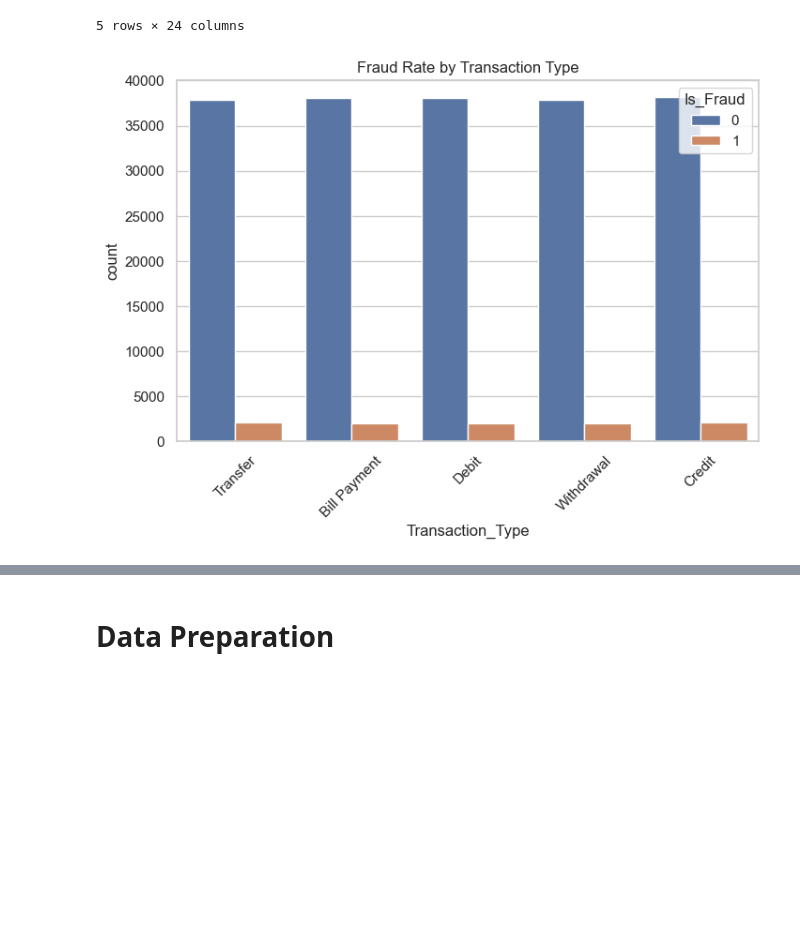
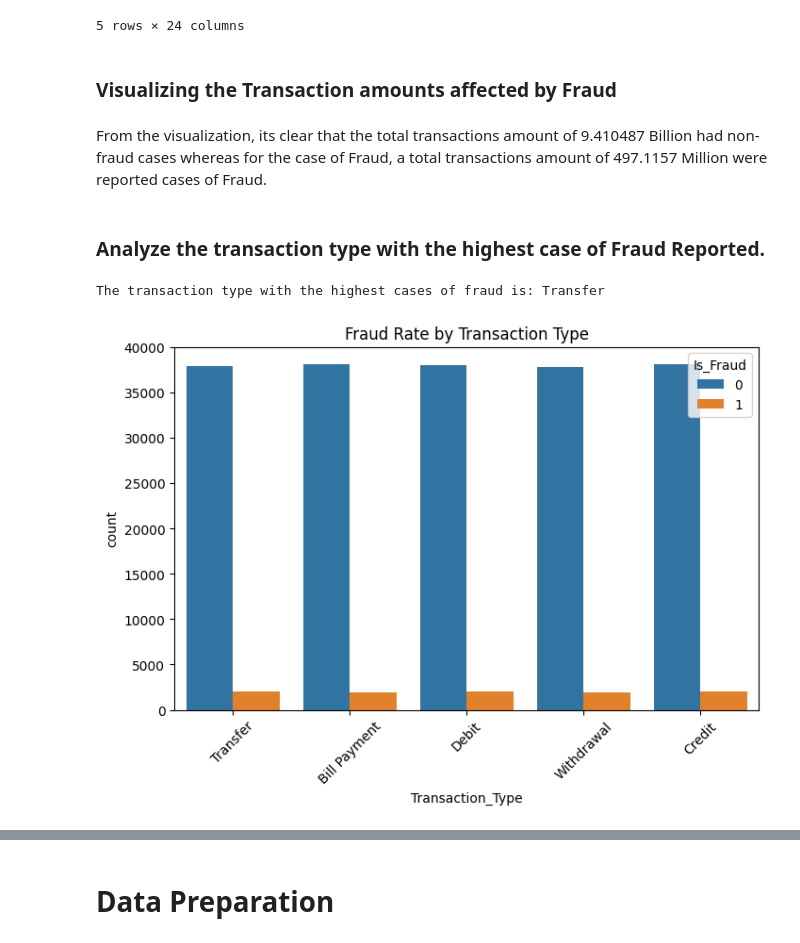
Before and after one commit to gkipkirui1/DSF-PT08P5-GROUP4-CAPSTONE-PROJECT, a Jupyter notebook: mika.ipynb, the cells around one changed output, grey strips where cells are left out. Saved outputs shown, nothing was run; the diff lists cells and outputs as text; code cells hidden in the pictures; blank space fills up the shorter version.

```diff
--- a/mika.ipynb
+++ b/mika.ipynb
@@ -180,4 +183,6 @@ df.head()
 | 3 | 7902f4ef-9050-4a79-857d-9c2ea3181940 | Yamini Ramachandran | Female | 57 | Tamil Nadu | Chennai | Chennai Branch | Business | ... |
 | 4 | 3a4bba70-d9a9-4c5f-8b92-1735fd8c19e9 | Kritika Rege | Female | 43 | Punjab | Amritsar | Amritsar Branch | Savings | ... |
 5 rows × 24 columns
+# %% [markdown]
+### Visualizing the Transaction amounts affected by Fraud
 # %%
@@ -201,12 +204,24 @@ fig = px.bar(data, x='Fraud Status', y='Total Transaction Amount',
 
 # Display the plot
 fig.show()
+# %% [markdown]
+From the visualization, its clear that the total transactions amount of 9.410487 Billion had non-fraud cases whereas for the case of Fraud, a total transactions amount of 497.1157 Million were reported cases of Fraud.
+# %% [markdown]
+### Analyze the transaction type with the highest case of Fraud Reported.
 # %%
-# Analyze the transaction type based on Fraud cases.
-plt.figure(figsize = (8, 5))
-sns.countplot(x = df["Transaction_Type"], hue = df["Is_Fraud"])
-plt.xticks(rotation = 45)
+# Analyze the transaction type based on Fraud cases
+fraud_counts = df[df['Is_Fraud'] == 1]['Transaction_Type'].value_counts()
+highest_fraud_type = fraud_counts.idxmax()
+
+# Print the transaction type with the highest cases of fraud
+print(f"The transaction type with the highest cases of fraud is: {highest_fraud_type}")
+
+# Create a visualization
+plt.figure(figsize=(8, 5))
+sns.countplot(x=df['Transaction_Type'], hue=df['Is_Fraud'])
+plt.xticks(rotation=45)
 plt.title("Fraud Rate by Transaction Type")
 plt.show()
 # %% [output]
+The transaction type with the highest cases of fraud is: Transfer
-[figure, old version]
+[figure, new version]
```
Also changed, not shown: parts of 20 cells of this notebook.
